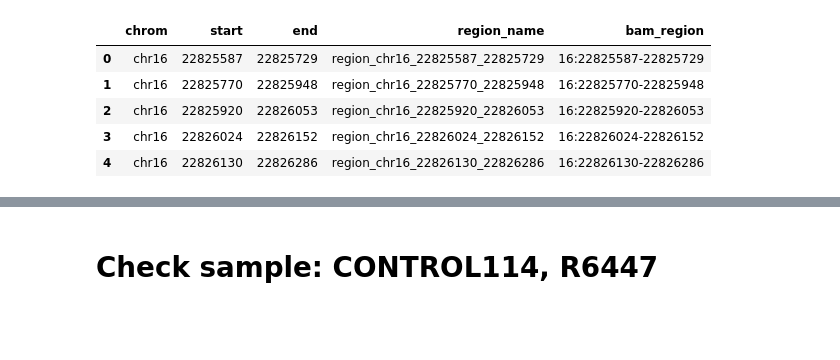
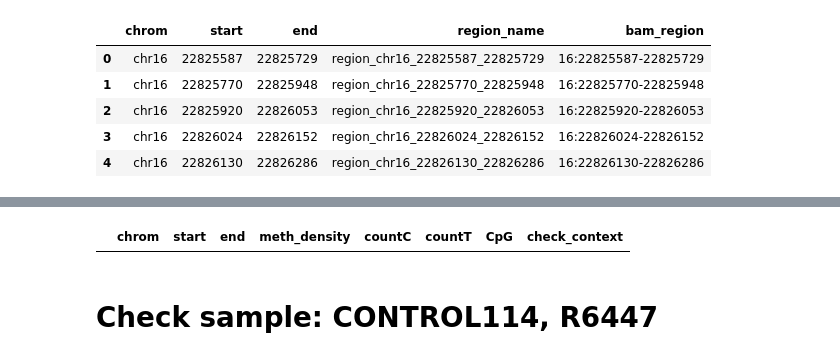
Before and after one commit to hieunguyen4193/targetMethylanalysis, a Jupyter notebook: main.ipynb, the cells around one changed output, grey strips where cells are left out. Drawn from its saved outputs; the diff is of its cells as text; code cells hidden in the pictures; blank space fills up the shorter version.

```diff
--- a/main.ipynb
+++ b/main.ipynb
@@ -6,11 +6,11 @@ import seaborn as sns
 import os
 import pathlib
 import pysam
-
+import pyfaidx
 import warnings
 warnings.filterwarnings("ignore")
 
-output_version = "20250324_correction"
+output_version = "dev"
 # %% [markdown]
 # Generate metadata
 # %%
@@ -39,6 +39,8 @@ pic = "Vi"
 path_to_main_output = os.path.join(outputdir, "targetMethyl_analysis", output_version, f"{pic}_output", mode)
 os.system(f"mkdir -p {path_to_main_output}")
 
+print(f"All output are saved at {path_to_main_output}")
 
-print(f"All output are saved at {path_to_main_output}")
+
+real_cpgdf = pd.read_excel(os.path.join(path_to_main_output, "00_output", f"{pic}_panel_correct_cpgdf.xlsx"))
 # %% [output]
@@ -114,11 +116,14 @@ def count_read_in_region(bam_path, region, chr_mode = False):
     for read in fetched_obj:
         all_reads.append(read)
     return(len(all_reads))
+if os.path.isfile(os.path.join(path_to_main_output, f"{pic}_read_count_in_region.xlsx")) == False:
+    for region_name in regiondf.region_name.unique():
+        bam_region = regiondf[regiondf["region_name"] == region_name]["bam_region"].values[0]
+        metadata[region_name] = metadata["bam_path"].apply(lambda x: count_read_in_region(x, bam_region))
+        metadata[f"pct_{region_name}"] = metadata[region_name] / metadata["num_total_reads"] * 100
 
-for region_name in regiondf.region_name.unique():
-    bam_region = regiondf[regiondf["region_name"] == region_name]["bam_region"].values[0]
-    metadata[region_name] = metadata["bam_path"].apply(lambda x: count_read_in_region(x, bam_region))
-    metadata[f"pct_{region_name}"] = metadata[region_name] / metadata["num_total_reads"] * 100
-
-metadata.to_excel(os.path.join(path_to_main_output, f"{pic}_read_count_in_region.xlsx"), index = False)
+    metadata.to_excel(os.path.join(path_to_main_output, f"{pic}_read_count_in_region.xlsx"), index = False)
+else:
+    print("File already exists, skip counting reads in regions. Reading existing data... ")
+    metadata = pd.read_excel(os.path.join(path_to_main_output, f"{pic}_read_count_in_region.xlsx"))
 # %% [output]
@@ -177,5 +166,7 @@ for run in metadata.Run.unique():
                   end = int(region.split("_")[3])
                   save_covdf = covdf[(covdf["chrom"] == chrom) &
                         (covdf["start"] >= start) & (covdf["start"] <= end)]
+                  save_covdf["CpG"] = save_covdf[["chrom", "start", "end"]].apply(lambda x: f"chr{str(x[0])}:{x[1]}-{x[2]}", axis = 1)
+                  save_covdf["check_context"] = save_covdf["CpG"].apply(lambda x: "CpG_context" if x in real_cpgdf["CpG"].values else "False")
                   save_covdf.to_excel(f"{path_to_save_cov}/{region}.xlsx", index = False)
-                  print(f"Sample {filename}, Run {run}, region {region}, number of reads = {save_covdf.shape}")
+                  # print(f"Sample {filename}, Run {run}, region {region}, number of reads = {save_covdf.shape}")
@@ -200,3 +173,7 @@ Sample TMM1P3, Run R6914, region region_chr17_75369604_75369763, number of reads
+# %%
+save_covdf
+# %% [output]
+|  | chrom | start | end | meth_density | countC | countT | CpG | check_context |
 # %% [markdown]
 # Check sample: CONTROL114, R6447
 # %% [markdown]
```
Also changed, not shown: parts of 5 cells of this notebook, 4 other files.
